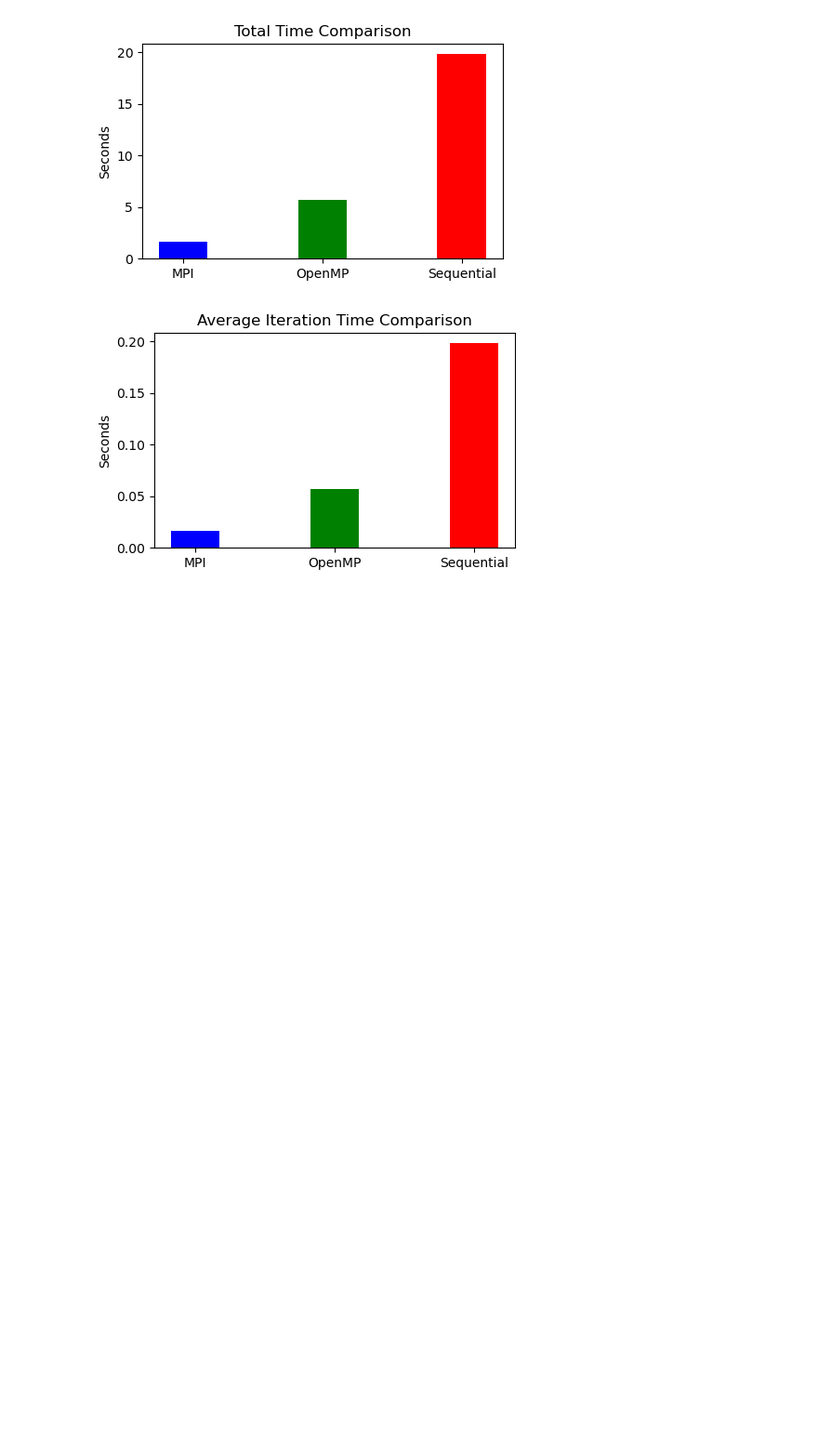
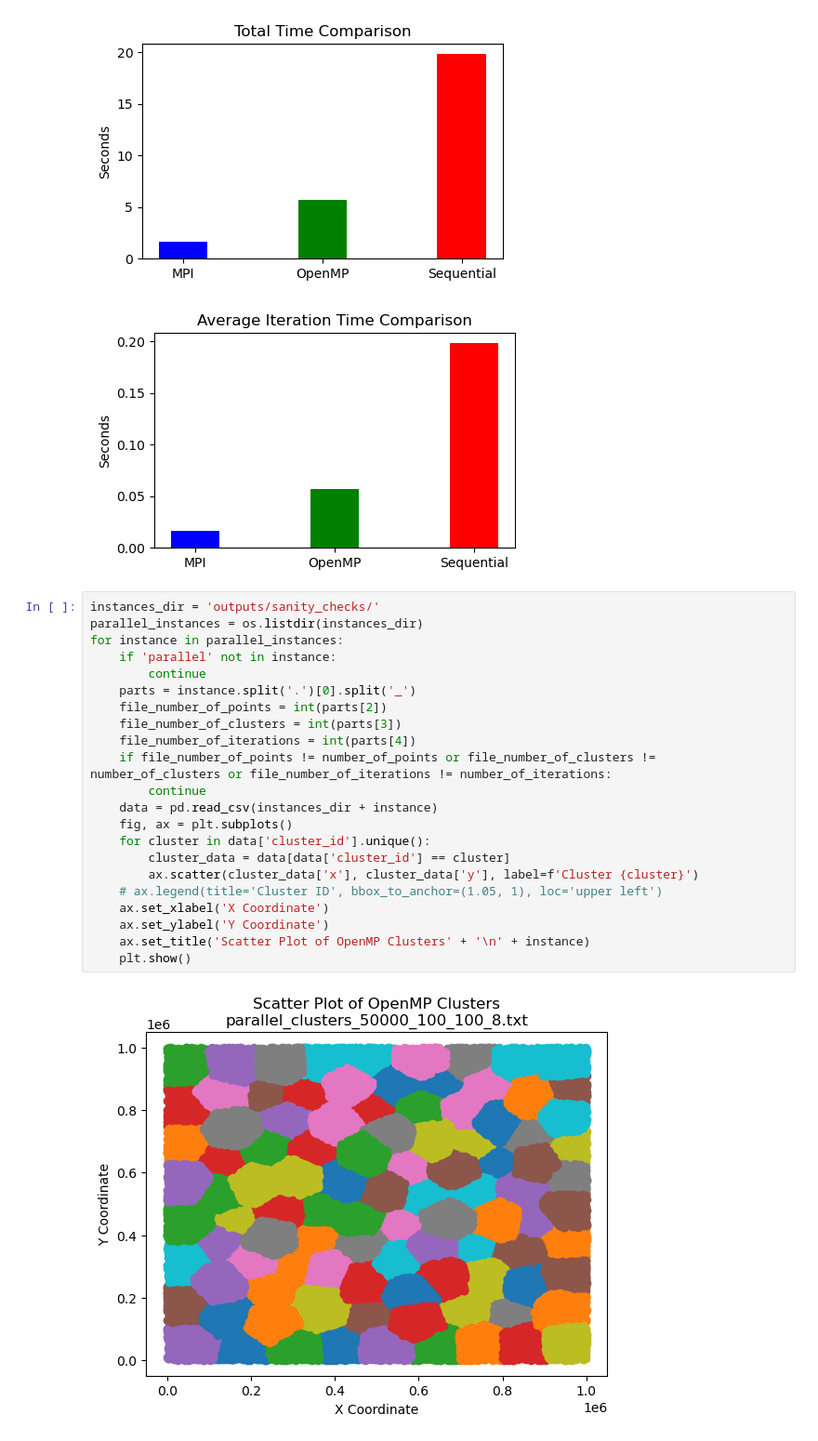
Before and after one commit to cmse822/final-project-Ledengary, a Jupyter notebook: plotting.ipynb, the cells around one changed output. Shown at 93% size. Drawn from its saved outputs; the diff is of its cells as text; blank space fills up the shorter version.

```diff
--- a/plotting.ipynb
+++ b/plotting.ipynb
@@ -104,3 +105,27 @@ plt.show()
 [figure]
 [figure]
 [figure]
+# %%
+instances_dir = 'outputs/sanity_checks/'
+parallel_instances = os.listdir(instances_dir)
+for instance in parallel_instances:
+    if 'parallel' not in instance:
+        continue
+    parts = instance.split('.')[0].split('_')
+    file_number_of_points = int(parts[2])
+    file_number_of_clusters = int(parts[3])
+    file_number_of_iterations = int(parts[4])
+    if file_number_of_points != number_of_points or file_number_of_clusters != number_of_clusters or file_number_of_iterations != number_of_iterations:
+        continue
+    data = pd.read_csv(instances_dir + instance)
+    fig, ax = plt.subplots()
+    for cluster in data['cluster_id'].unique():
+        cluster_data = data[data['cluster_id'] == cluster]
+        ax.scatter(cluster_data['x'], cluster_data['y'], label=f'Cluster {cluster}')
+    # ax.legend(title='Cluster ID', bbox_to_anchor=(1.05, 1), loc='upper left')
+    ax.set_xlabel('X Coordinate')
+    ax.set_ylabel('Y Coordinate')
+    ax.set_title('Scatter Plot of OpenMP Clusters' + '\n' + instance)
+    plt.show()
+# %% [output]
+[figure, added]
```
Also changed, not shown: parts of 5 cells of this notebook, 37 other files.
